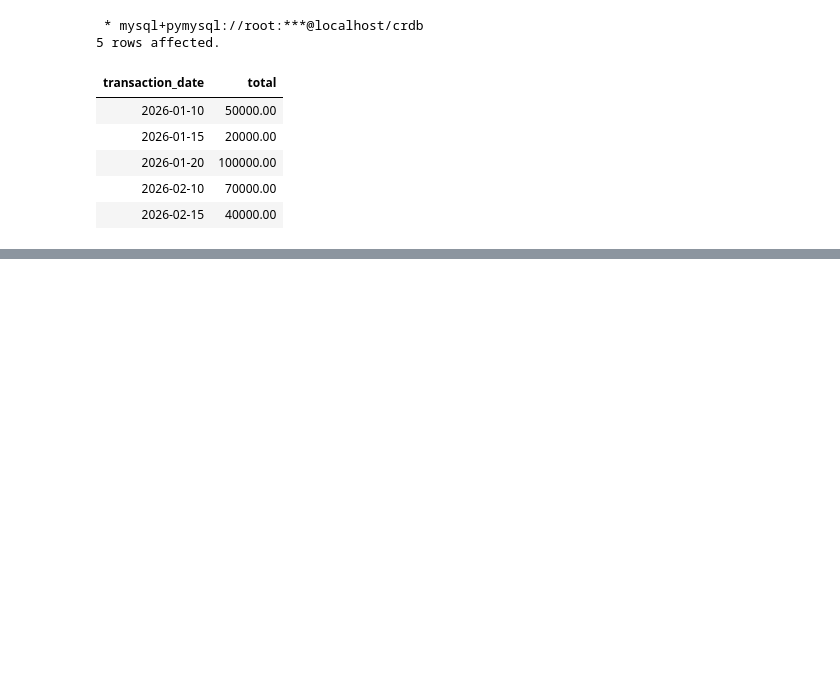
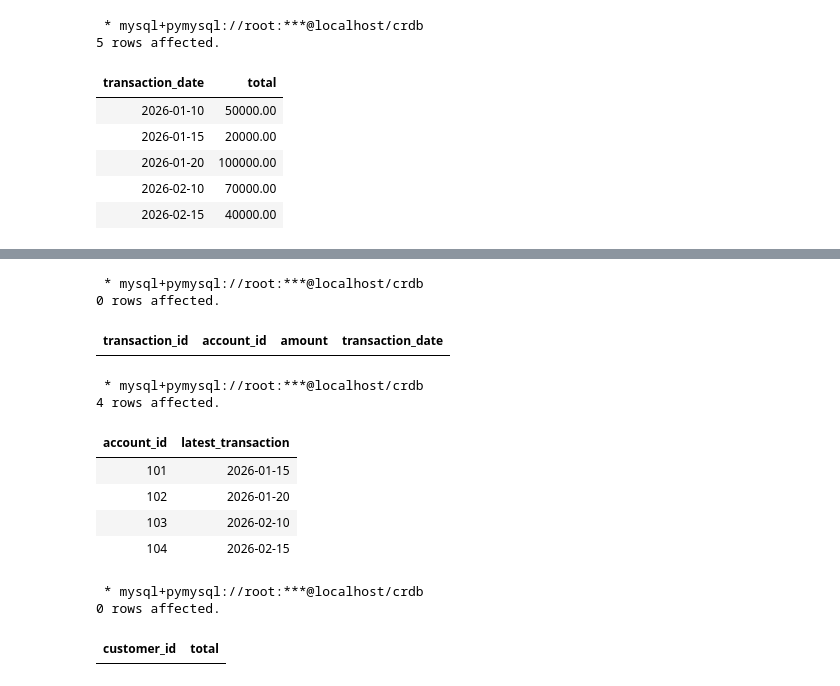
Before and after one commit to Maquiz1/interviews, a Jupyter notebook: crdb/data_integration_mysql/data-integration-mysql.ipynb, the cells around one changed output, grey strips where cells are left out. Saved outputs shown, nothing was run; the diff lists cells and outputs as text; code cells hidden in the pictures; blank space fills up the shorter version.

```diff
--- a/crdb/data_integration_mysql/data-integration-mysql.ipynb
+++ b/crdb/data_integration_mysql/data-integration-mysql.ipynb
@@ -964,0 +1019,9 @@ GROUP BY transaction_date;
+# %%
+%%sql
+SELECT *
+FROM Transactions
+WHERE amount > 100000;
+# %% [output]
+ * mysql+pymysql://root:***@localhost/crdb
+0 rows affected.
+| transaction_id | account_id | amount | transaction_date |
@@ -964,0 +1036,15 @@ GROUP BY transaction_date;
+# %%
+%%sql
+SELECT
+    account_id,
+    MAX(transaction_date) AS latest_transaction
+FROM Transactions
+GROUP BY account_id;
+# %% [output]
+ * mysql+pymysql://root:***@localhost/crdb
+4 rows affected.
+| account_id | latest_transaction |
+| 101 | 2026-01-15 |
+| 102 | 2026-01-20 |
+| 103 | 2026-02-10 |
+| 104 | 2026-02-15 |
@@ -964,0 +1085,16 @@ GROUP BY transaction_date;
+# %%
+%%sql
+SELECT
+    c.customer_id,
+    SUM(t.amount) AS total
+FROM Customers c
+LEFT JOIN Accounts a
+ON c.customer_id = a.customer_id
+LEFT JOIN Transactions t
+ON a.account_id = t.account_id
+GROUP BY c.customer_id
+HAVING SUM(t.amount) > 200000;
+# %% [output]
+ * mysql+pymysql://root:***@localhost/crdb
+0 rows affected.
+| customer_id | total |
```
Also changed, not shown: parts of 8 cells of this notebook, 1 other file.
